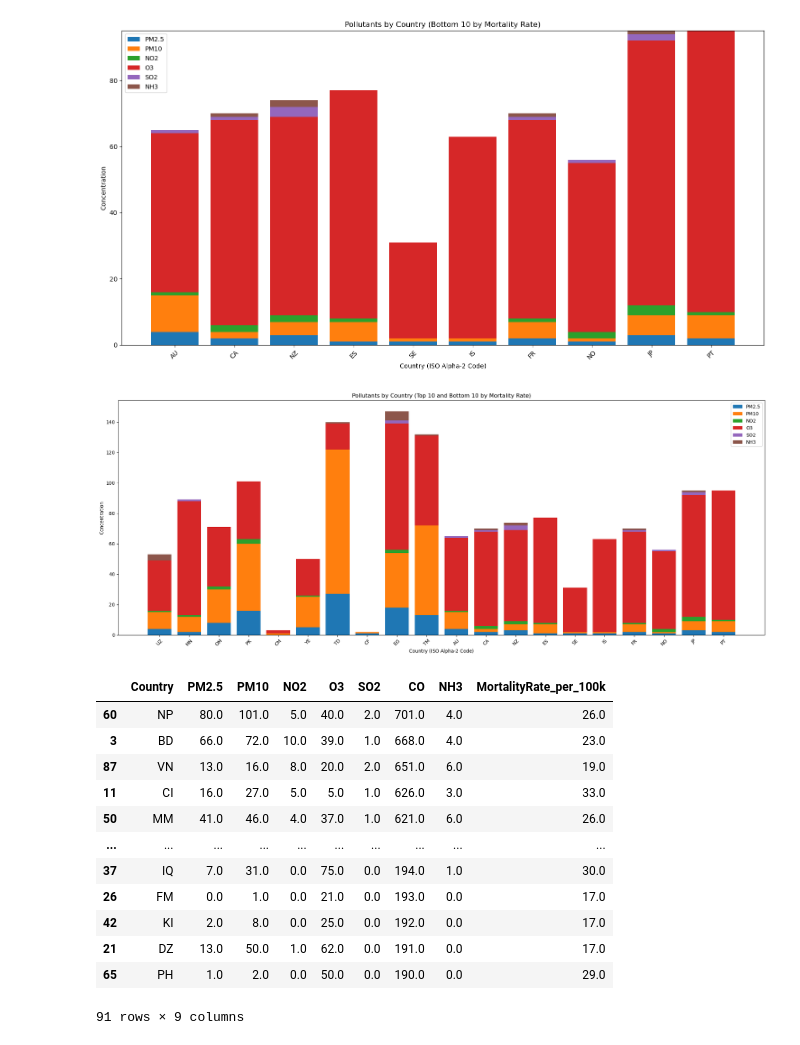
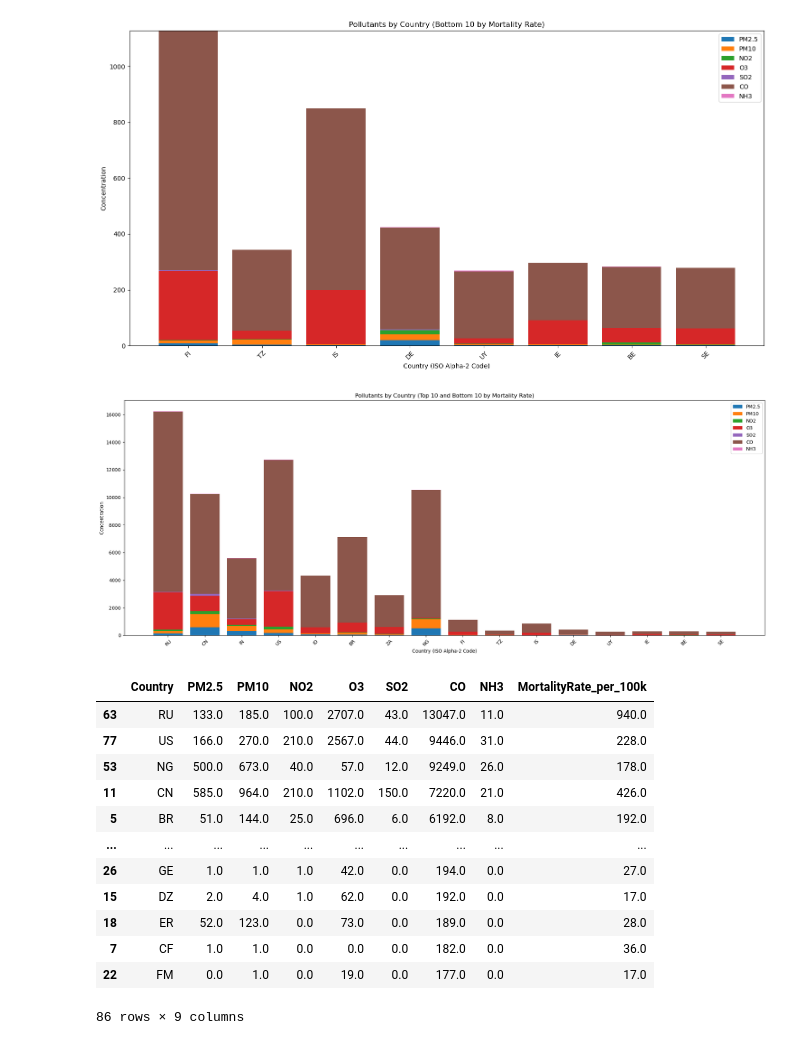
Before and after one commit to Golnaz8/airquality_vs_health, a Jupyter notebook: AirQuality_vs_Health/plot.ipynb, the cells around one changed output. Cells and saved outputs as stored; diff of their text form; code cells hidden in the pictures.

Commit message:
running code, save csv files into Resource, update the plot

```diff
--- a/AirQuality_vs_Health/plot.ipynb
+++ b/AirQuality_vs_Health/plot.ipynb
@@ -10,7 +10,7 @@ data = pd.read_csv(file_path)
 data = data.drop(columns=['City'])
 
 # Group by 'Country' and calculate the mean for all numeric columns
-country_aggregated = data.groupby('Country').mean().reset_index()
+country_aggregated = data.groupby('Country').sum().reset_index()
 
 # Round all numeric columns to 0 decimal places
 country_aggregated = country_aggregated.round(0)
@@ -98,0 +107,3 @@ bot_10
+# %%
+bot_10 = df_ranked.tail(8)
+bot_10
@@ -99,21 +120,22 @@ bot_10
 # %%
 plt.figure(figsize=(15, 8))
 plt.bar(bot_10['Country'], bot_10['PM2.5'], label='PM2.5')
 plt.bar(bot_10['Country'], bot_10['PM10'], bottom=bot_10['PM2.5'], label='PM10')
 plt.bar(bot_10['Country'], bot_10['NO2'], bottom=bot_10['PM2.5'] + bot_10['PM10'], label='NO2')
 plt.bar(bot_10['Country'], bot_10['O3'], bottom=bot_10['PM2.5'] + bot_10['PM10'] + bot_10['NO2'], label='O3')
 plt.bar(bot_10['Country'], bot_10['SO2'], bottom=bot_10['PM2.5'] + bot_10['PM10'] + bot_10['NO2'] + bot_10['O3'], label='SO2')
-plt.bar(bot_10['Country'], bot_10['NH3'], bottom=bot_10['PM2.5'] + bot_10['PM10'] + bot_10['NO2'] + bot_10['O3'] + bot_10['SO2'], label='NH3')
+plt.bar(bot_10['Country'], bot_10['CO'], bottom=bot_10['PM2.5'] + bot_10['PM10'] + bot_10['NO2'] + bot_10['O3'] + bot_10['SO2'], label='CO')
+plt.bar(bot_10['Country'], bot_10['NH3'], bottom=bot_10['PM2.5'] + bot_10['PM10'] + bot_10['NO2'] + bot_10['O3'] + bot_10['SO2'] + bot_10['CO'], label='NH3')
 
 plt.xlabel('Country (ISO Alpha-2 Code)')
 plt.ylabel('Concentration')
 plt.title('Pollutants by Country (Bottom 10 by Mortality Rate)')
 plt.xticks(rotation=45)
 plt.legend()
 plt.tight_layout()
 plt.show()
 # %% [output]
-[figure, old version]
+[figure, new version]
 # %%
 combined_df = pd.concat([top_10, bot_10])
 # %%
@@ -125,7 +147,8 @@ plt.bar(combined_df['Country'], combined_df['PM10'], bottom=combined_df['PM2.5']
 plt.bar(combined_df['Country'], combined_df['NO2'], bottom=combined_df['PM2.5'] + combined_df['PM10'], label='NO2')
 plt.bar(combined_df['Country'], combined_df['O3'], bottom=combined_df['PM2.5'] + combined_df['PM10'] + combined_df['NO2'], label='O3')
 plt.bar(combined_df['Country'], combined_df['SO2'], bottom=combined_df['PM2.5'] + combined_df['PM10'] + combined_df['NO2'] + combined_df['O3'], label='SO2')
-plt.bar(combined_df['Country'], combined_df['NH3'], bottom=combined_df['PM2.5'] + combined_df['PM10'] + combined_df['NO2'] + combined_df['O3'] + combined_df['SO2'], label='NH3')
+plt.bar(combined_df['Country'], combined_df['CO'], bottom=combined_df['PM2.5'] + combined_df['PM10'] + combined_df['NO2'] + combined_df['O3'] + combined_df['SO2'], label='CO')
+plt.bar(combined_df['Country'], combined_df['NH3'], bottom=combined_df['PM2.5'] + combined_df['PM10'] + combined_df['NO2'] + combined_df['O3'] + combined_df['SO2']  + combined_df['CO'], label='NH3')
 
 # Add labels and title
 plt.xlabel('Country (ISO Alpha-2 Code)')
@@ -140,24 +163,24 @@ plt.legend()
 plt.tight_layout()
 plt.show()
 # %% [output]
-[figure, old version]
+[figure, new version]
 # %%
 df_CO_ranked = country_aggregated.sort_values(by='CO', ascending=False)
 df_CO_ranked
 # %% [output]
 |  | Country | PM2.5 | PM10 | NO2 | O3 | SO2 | CO | NH3 | MortalityRate_per_100k |
-| 60 | NP | 80.0 | 101.0 | 5.0 | 40.0 | 2.0 | 701.0 | 4.0 | 26.0 |
-| 3 | BD | 66.0 | 72.0 | 10.0 | 39.0 | 1.0 | 668.0 | 4.0 | 23.0 |
-| 87 | VN | 13.0 | 16.0 | 8.0 | 20.0 | 2.0 | 651.0 | 6.0 | 19.0 |
-| 11 | CI | 16.0 | 27.0 | 5.0 | 5.0 | 1.0 | 626.0 | 3.0 | 33.0 |
-| 50 | MM | 41.0 | 46.0 | 4.0 | 37.0 | 1.0 | 621.0 | 6.0 | 26.0 |
+| 63 | RU | 133.0 | 185.0 | 100.0 | 2707.0 | 43.0 | 13047.0 | 11.0 | 940.0 |
+| 77 | US | 166.0 | 270.0 | 210.0 | 2567.0 | 44.0 | 9446.0 | 31.0 | 228.0 |
+| 53 | NG | 500.0 | 673.0 | 40.0 | 57.0 | 12.0 | 9249.0 | 26.0 | 178.0 |
+| 11 | CN | 585.0 | 964.0 | 210.0 | 1102.0 | 150.0 | 7220.0 | 21.0 | 426.0 |
+| 5 | BR | 51.0 | 144.0 | 25.0 | 696.0 | 6.0 | 6192.0 | 8.0 | 192.0 |
 | ... | ... | ... | ... | ... | ... | ... | ... | ... | ... |
-| 37 | IQ | 7.0 | 31.0 | 0.0 | 75.0 | 0.0 | 194.0 | 1.0 | 30.0 |
-| 26 | FM | 0.0 | 1.0 | 0.0 | 21.0 | 0.0 | 193.0 | 0.0 | 17.0 |
-| 42 | KI | 2.0 | 8.0 | 0.0 | 25.0 | 0.0 | 192.0 | 0.0 | 17.0 |
-| 21 | DZ | 13.0 | 50.0 | 1.0 | 62.0 | 0.0 | 191.0 | 0.0 | 17.0 |
-| 65 | PH | 1.0 | 2.0 | 0.0 | 50.0 | 0.0 | 190.0 | 0.0 | 29.0 |
+| 26 | GE | 1.0 | 1.0 | 1.0 | 42.0 | 0.0 | 194.0 | 0.0 | 27.0 |
+| 15 | DZ | 2.0 | 4.0 | 1.0 | 62.0 | 0.0 | 192.0 | 0.0 | 17.0 |
+| 18 | ER | 52.0 | 123.0 | 0.0 | 73.0 | 0.0 | 189.0 | 0.0 | 28.0 |
+| 7 | CF | 1.0 | 1.0 | 0.0 | 0.0 | 0.0 | 182.0 | 0.0 | 36.0 |
+| 22 | FM | 0.0 | 1.0 | 0.0 | 19.0 | 0.0 | 177.0 | 0.0 | 17.0 |
-91 rows × 9 columns
+86 rows × 9 columns
 # %%
 # Plot settings
 plt.figure(figsize=(15, 8))  # Adjust figure size as needed
```
Also changed, not shown: parts of 13 cells of this notebook, 6 other files.
